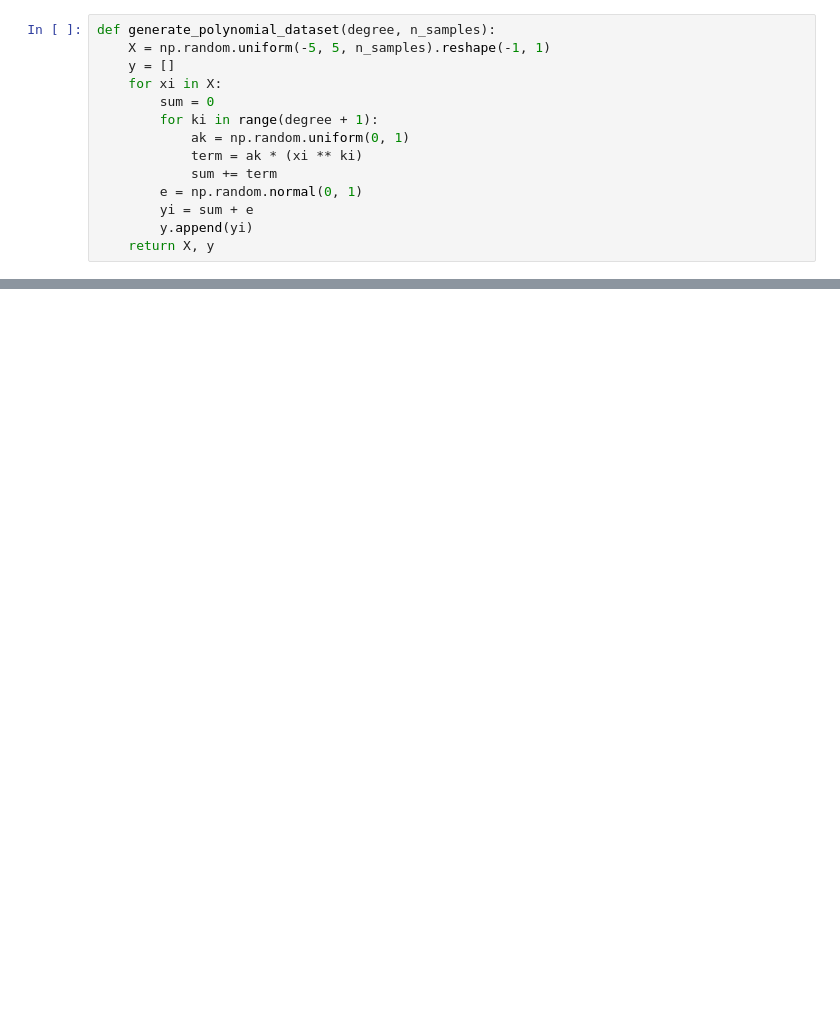
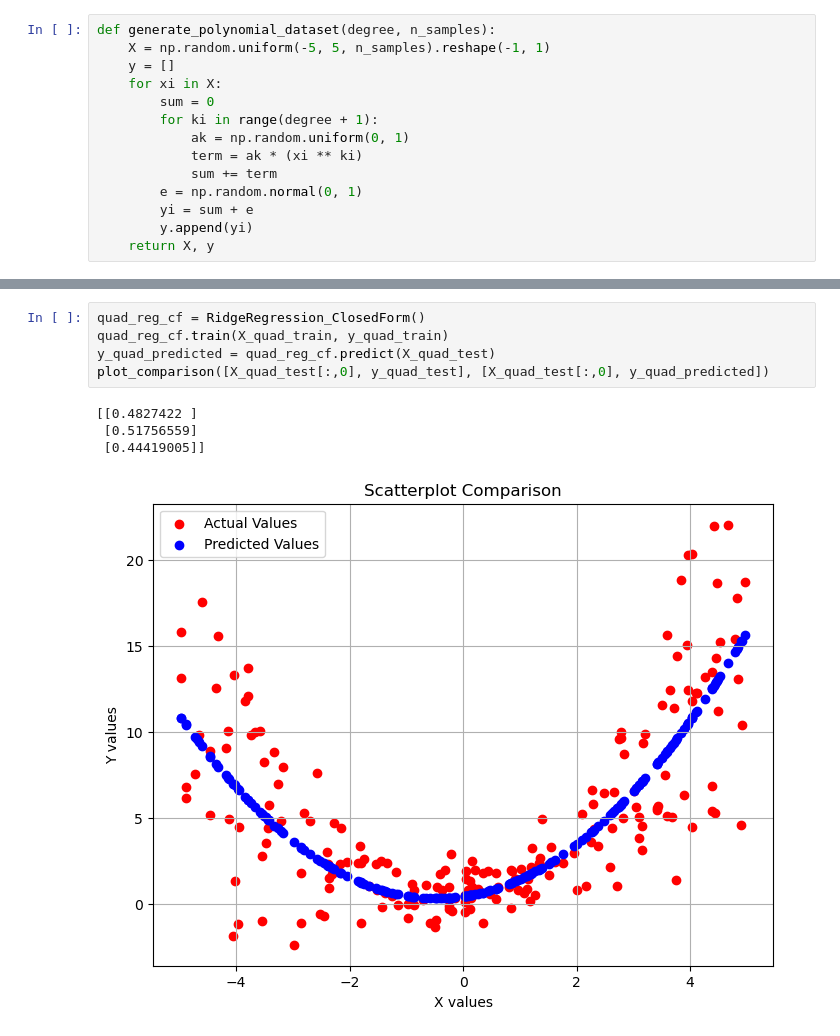
Before and after one commit to b0b3000/MachineLearningProject1, a Jupyter notebook: project.ipynb, the cells around one changed output, grey strips where cells are left out. Saved outputs shown, nothing was run; the diff lists cells and outputs as text; blank space fills up the shorter version.

```diff
--- a/project.ipynb
+++ b/project.ipynb
@@ -69,0 +102,10 @@ print(w_hat)
+# %%
+quad_reg_cf = RidgeRegression_ClosedForm()
+quad_reg_cf.train(X_quad_train, y_quad_train)
+y_quad_predicted = quad_reg_cf.predict(X_quad_test)
+plot_comparison([X_quad_test[:,0], y_quad_test], [X_quad_test[:,0], y_quad_predicted])
+# %% [output]
+[[0.4827422 ]
+ [0.51756559]
+ [0.44419005]]
+[figure, added]
```
Also changed, not shown: parts of 14 cells of this notebook.
